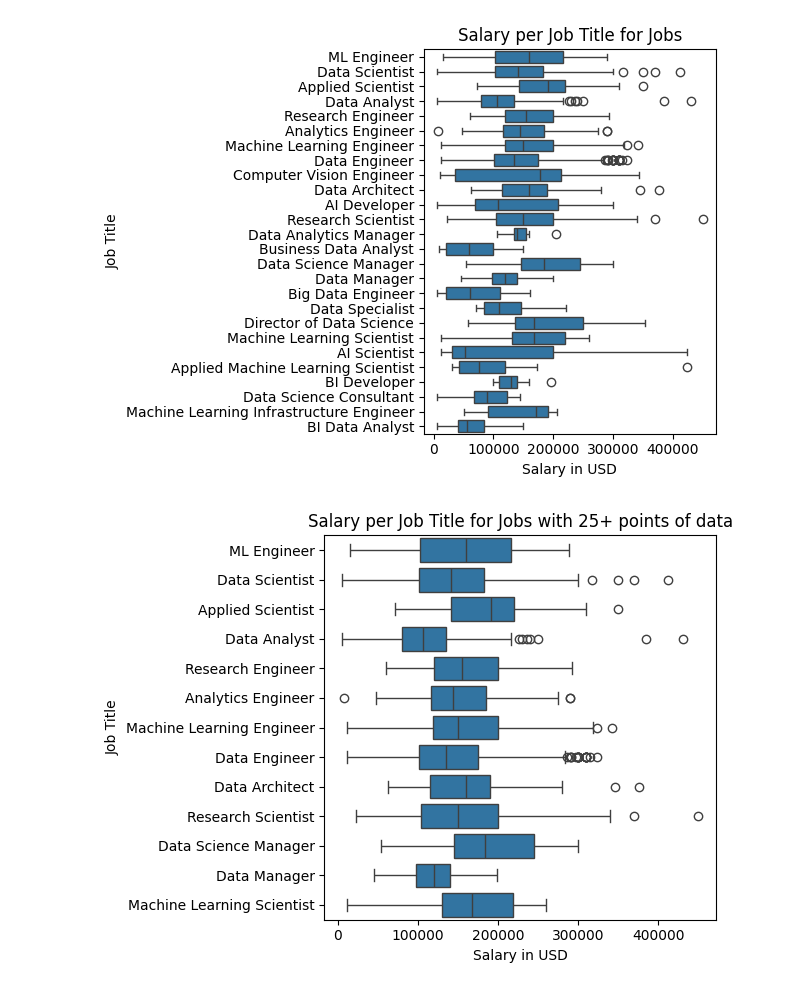
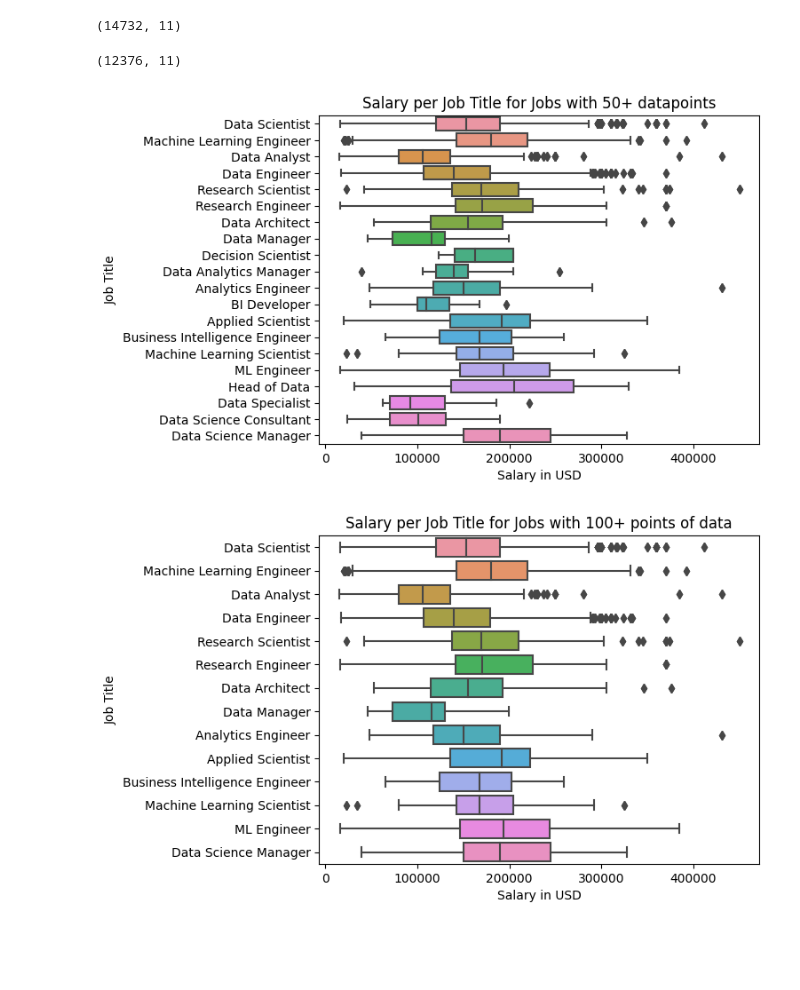
Before and after one commit to kn33hit/finalprj631, a Jupyter notebook: cleanScript.ipynb, the cells around one changed output. Cells and saved outputs as stored; diff of their text form; code cells hidden in the pictures; blank space fills up the shorter version.

```diff
--- a/cleanScript.ipynb
+++ b/cleanScript.ipynb
@@ -32,0 +26,15 @@ import dataframe_image as dfi
+# %%
+#from google.colab import drive
+#drive.mount('/content/drive')
+
+
+ds_df = pd.read_csv('/content/ds_salaries.csv')
+ai_df = pd.read_csv('/content/ai_salaries.csv')
+
+df = pd.concat([ai_df,ds_df])
+# %%
+#df = pd.read_csv('ds_salaries.csv')
+
+df.shape
+# %% [output]
+(14732, 11)
@@ -33,24 +47,26 @@ import dataframe_image as dfi
+# %%
+df_us_ft_only.shape
+# %% [output]
+(12376, 11)
 # %%
 #Filter is set to Jobs with more than 10 entries
-df = pd.read_csv("ds_salaries.csv")
-df2 = df.groupby(["job_title"]).filter(lambda x: len(x)> 10)
-sea.boxplot(y=df2["job_title"], x=df2["salary_in_usd"]).set_title("Salary per Job Title for Jobs")
+df2 = df.groupby(["job_title"]).filter(lambda x: len(x)> 50)
+sea.boxplot(y=df2["job_title"], x=df2["salary_in_usd"]).set_title("Salary per Job Title for Jobs with 50+ datapoints")
 plt.xlabel("Salary in USD")
 plt.ylabel("Job Title")
-plt.tight_layout()
-plt.savefig("10+JobsWithSalary.jpg")
+#plt.tight_layout()
+#plt.savefig("photos/10+JobsWithSalary.jpg")
 plt.show()
 # %% [output]
-[figure, old version]
+[figure, new version]
 # %%
 #Filter is set to Jobs with more than 25 entries
-df = pd.read_csv("ds_salaries.csv")
-df2 = df.groupby(["job_title"]).filter(lambda x: len(x)> 25)
-sea.boxplot(y=df2["job_title"], x=df2["salary_in_usd"]).set_title("Salary per Job Title for Jobs with 25+ points of data")
+df2 = df.groupby(["job_title"]).filter(lambda x: len(x)> 100)
+sea.boxplot(y=df2["job_title"], x=df2["salary_in_usd"]).set_title("Salary per Job Title for Jobs with 100+ points of data")
 plt.xlabel("Salary in USD")
 plt.ylabel("Job Title")
-plt.tight_layout()
-plt.savefig("25+JobsWithSalary.jpg")
+#plt.tight_layout()
+#plt.savefig("photos/25+JobsWithSalary.jpg")
 plt.show()
 # %% [output]
-[figure, old version]
+[figure, new version]
```
Also changed, not shown: parts of 21 cells of this notebook.
